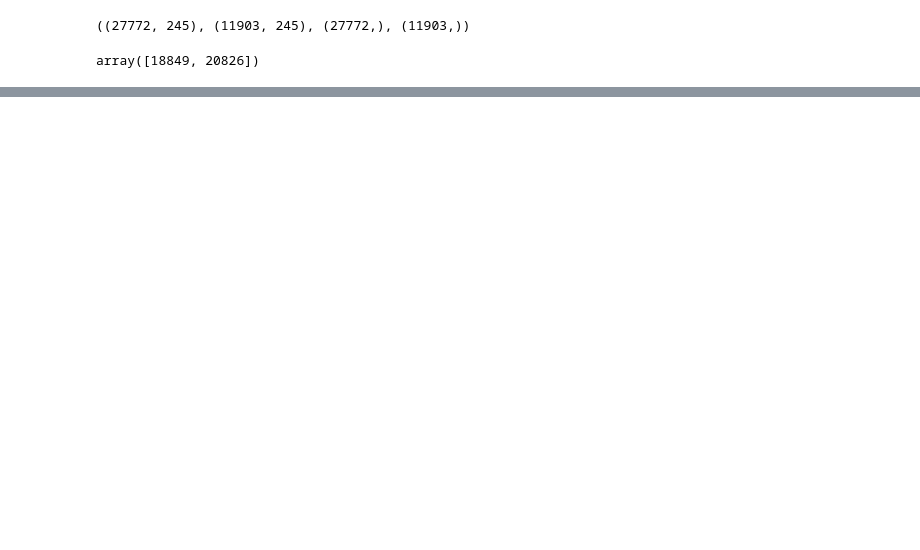
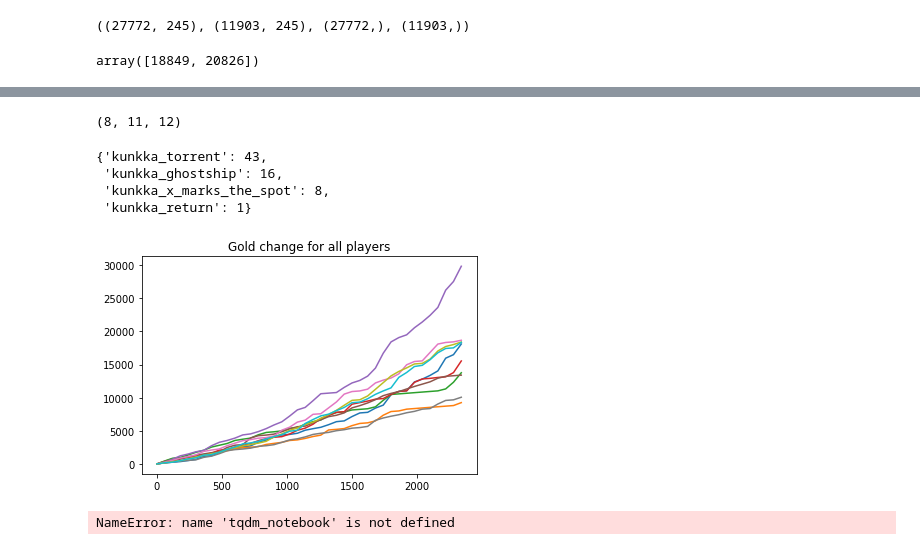
Before and after one commit to rghdrizzle/Dota2-Win-prediction, a Jupyter notebook: dota-2-lr.ipynb, the cells around one changed output, grey strips where cells are left out. Cells and saved outputs as stored; diff of their text form; code cells hidden in the pictures; blank space fills up the shorter version.

```diff
--- a/dota-2-lr.ipynb
+++ b/dota-2-lr.ipynb
@@ -107,0 +258,23 @@ Wall time: 3min 47s
+# %%
+import json
+with open(os.path.join(PATH_TO_DATA, 'train_matches.jsonl')) as f:
+    # read the 18-th line
+    for i in range(18):
+        line = f.readline()
+
+    # read JSON into a Python object
+    match = json.loads(line)
+# %%
+player = match['players'][2]
+#player
+# %%
+player['kills'], player['deaths'], player['assists']
+# %% [output]
+(8, 11, 12)
+# %%
+player['ability_uses']
+# %% [output]
+{'kunkka_torrent': 43,
+ 'kunkka_ghostship': 16,
+ 'kunkka_x_marks_the_spot': 8,
+ 'kunkka_return': 1}
@@ -107,0 +284,7 @@ Wall time: 3min 47s
+# %%
+for player in match['players']:
+    plt.plot(player['times'], player['gold_t'])
+
+plt.title('Gold change for all players');
+# %% [output]
+[figure, added]
@@ -107,0 +327,9 @@ Wall time: 3min 47s
+# %%
+%%time
+# copy the dataframe with features
+df_train_features_extended = df_train_features.copy()
+
+# add new features
+add_new_features(df_train_features_extended, os.path.join(PATH_TO_DATA, 'train_matches.jsonl'))
+# %% [output]
+NameError: name 'tqdm_notebook' is not defined
```
Also changed, not shown: parts of 25 cells of this notebook.
